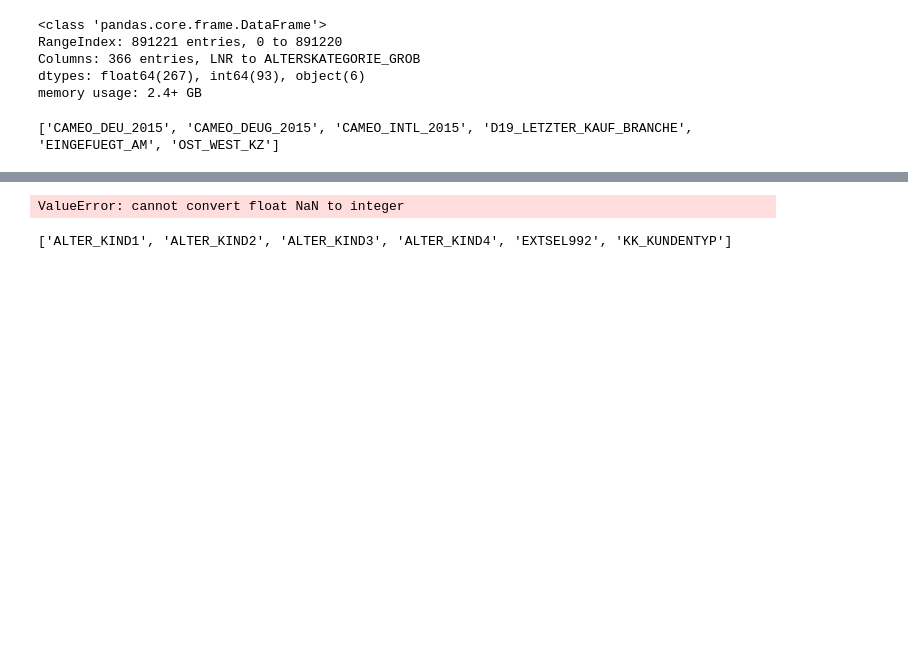
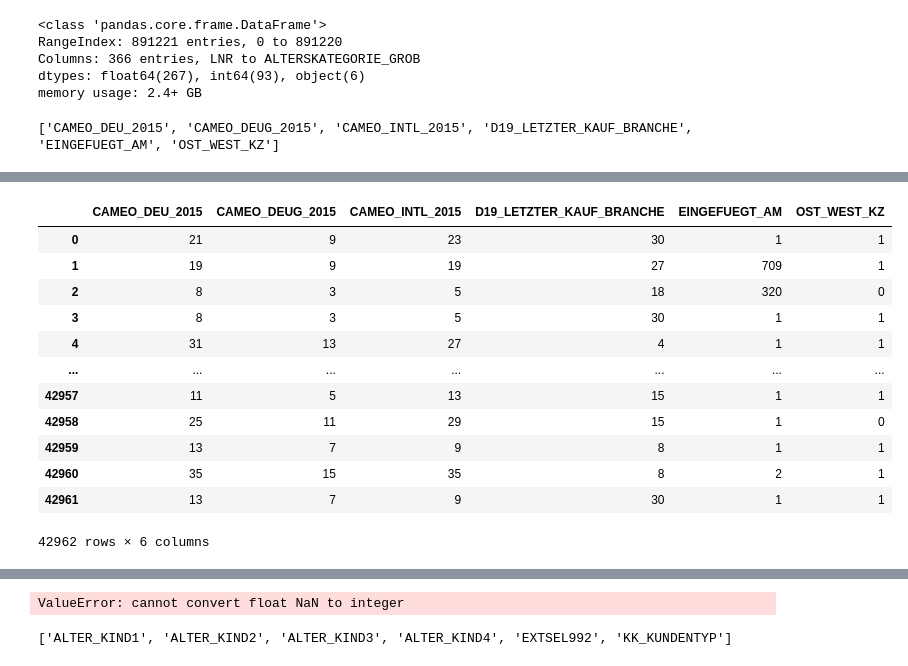
Before and after one commit to realmanisingh/population-segmentation, a Jupyter notebook: data_cleaning.ipynb, the cells around one changed output, grey strips where cells are left out. Cells and saved outputs as stored; diff of their text form; code cells hidden in the pictures; blank space fills up the shorter version.

```diff
--- a/data_cleaning.ipynb
+++ b/data_cleaning.ipynb
@@ -60,3 +89,26 @@ general_data.select_dtypes(exclude=["float64", "int64"])
+# %%
+from sklearn.preprocessing import LabelEncoder
+
+df_raw = train_data.loc[:, encode_columns]
+# 1st possibility
+df_temp = df_raw.astype("str").apply(LabelEncoder().fit_transform)
+df_final = df_temp.where(~df_raw.isna(), df_raw)
+# %%
+df_final
+# %% [output]
+|  | CAMEO_DEU_2015 | CAMEO_DEUG_2015 | CAMEO_INTL_2015 | D19_LETZTER_KAUF_BRANCHE | EINGEFUEGT_AM | OST_WEST_KZ |
+| 0 | 21 | 9 | 23 | 30 | 1 | 1 |
+| 1 | 19 | 9 | 19 | 27 | 709 | 1 |
+| 2 | 8 | 3 | 5 | 18 | 320 | 0 |
+| 3 | 8 | 3 | 5 | 30 | 1 | 1 |
+| 4 | 31 | 13 | 27 | 4 | 1 | 1 |
+| ... | ... | ... | ... | ... | ... | ... |
+| 42957 | 11 | 5 | 13 | 15 | 1 | 1 |
+| 42958 | 25 | 11 | 29 | 15 | 1 | 0 |
+| 42959 | 13 | 7 | 9 | 8 | 1 | 1 |
+| 42960 | 35 | 15 | 35 | 8 | 2 | 1 |
+| 42961 | 13 | 7 | 9 | 30 | 1 | 1 |
+42962 rows × 6 columns
 # %%
 # Encoding the categorical variables
 from sklearn.preprocessing import LabelEncoder
```
Also changed, not shown: parts of 5 cells of this notebook.
